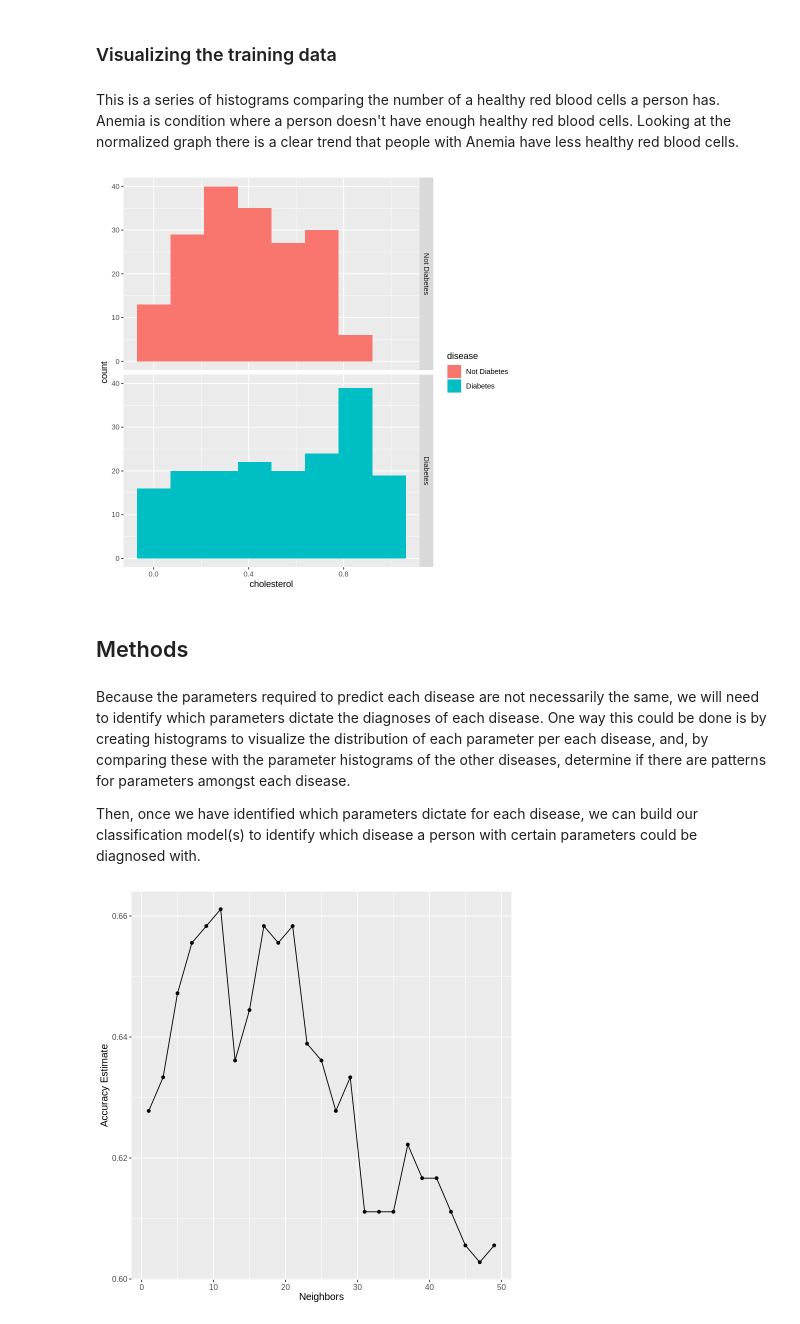
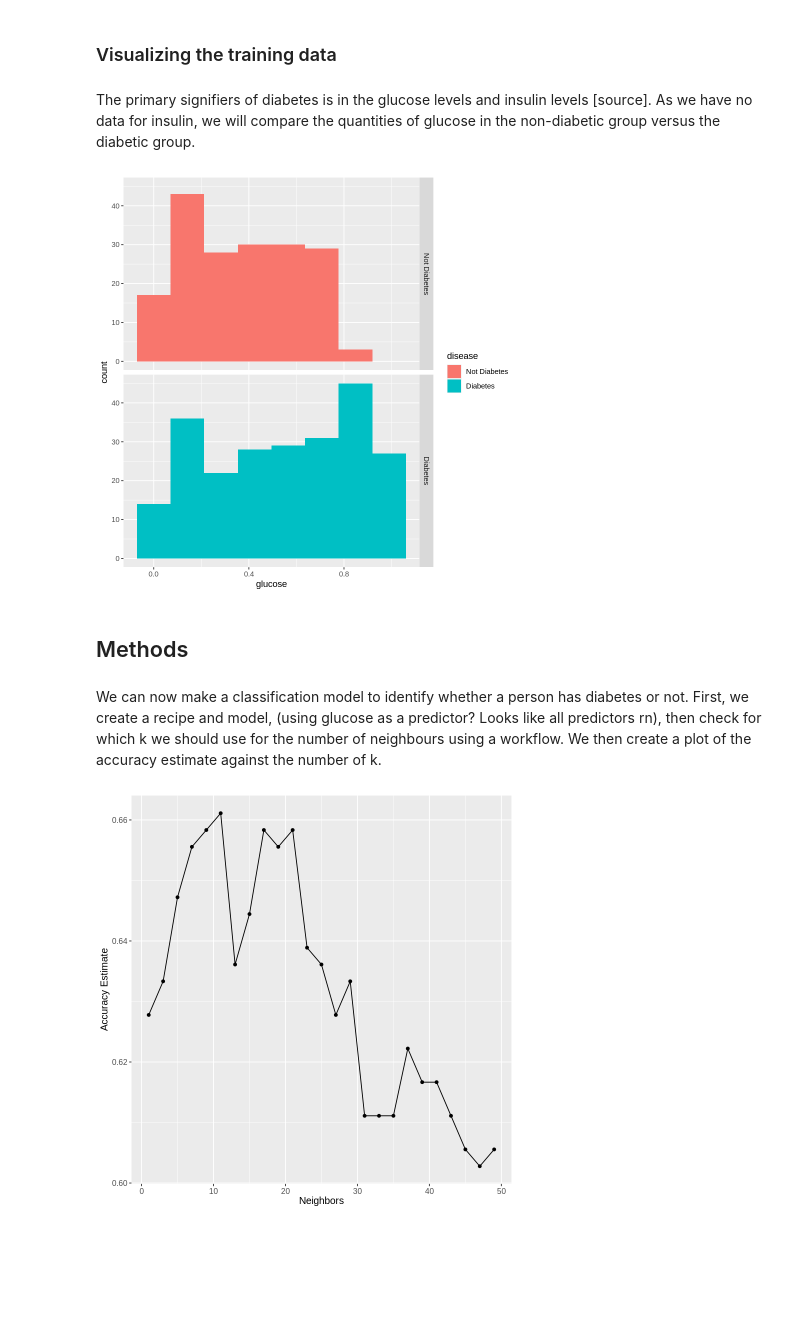
Before and after one commit to kevin-wu01/dsci-100-2023w2-group-39, a Jupyter notebook: group_project_report.ipynb, the cells around one changed output. Cells and saved outputs as stored; diff of their text form; code cells hidden in the pictures; blank space fills up the shorter version.

```diff
--- a/group_project_report.ipynb
+++ b/group_project_report.ipynb
@@ -156,22 +186,20 @@ A tibble: 2 × 2
 # %% [markdown]
 ### Visualizing the training data
 # %% [markdown]
-This is a series of histograms comparing the number of a healthy red blood cells a person has.
-Anemia is condition where a person doesn't have enough healthy red blood cells. Looking at the normalized graph there is a clear trend that people with Anemia have less healthy red blood cells.
+The primary signifiers of diabetes is in the glucose levels and insulin levels [source]. As we have no data for insulin, we will compare the quantities of glucose in the non-diabetic group versus the diabetic group.
 # %%
-red_blood_histogram <- training_blood_samples |>
-                        ggplot(aes(x=cholesterol, fill = disease)) +
+glucose_histogram <- training_blood_samples |>
+                        ggplot(aes(x=glucose, fill = disease)) +
                         geom_histogram(bins = 8) +
                         facet_grid(rows = vars(disease))
-red_blood_histogram
+glucose_histogram
 # %% [output]
-[figure, old version]
+[figure, new version]
 # %% [markdown]
 ## Methods
 # %% [markdown]
-Because the parameters required to predict each disease are not necessarily the same, we will need to identify which parameters dictate the diagnoses of each disease. One way this could be done is by creating histograms to visualize the distribution of each parameter per each disease, and, by comparing these with the parameter histograms of the other diseases, determine if there are patterns for parameters amongst each disease.
-
-Then, once we have identified which parameters dictate for each disease, we can build our classification model(s) to identify which disease a person with certain parameters could be diagnosed with.
+We can now make a classification model to identify whether a person has diabetes or not. First, we create a recipe and model, (using glucose as a predictor? Looks like all predictors rn), then check for which k we should use for the number of neighbours using a workflow.
+We then create a plot of the accuracy estimate against the number of k.
 # %%
 disease_recipe <- recipe(disease ~ ., data = training_blood_samples)
 
```
Also changed, not shown: parts of 6 cells of this notebook.
